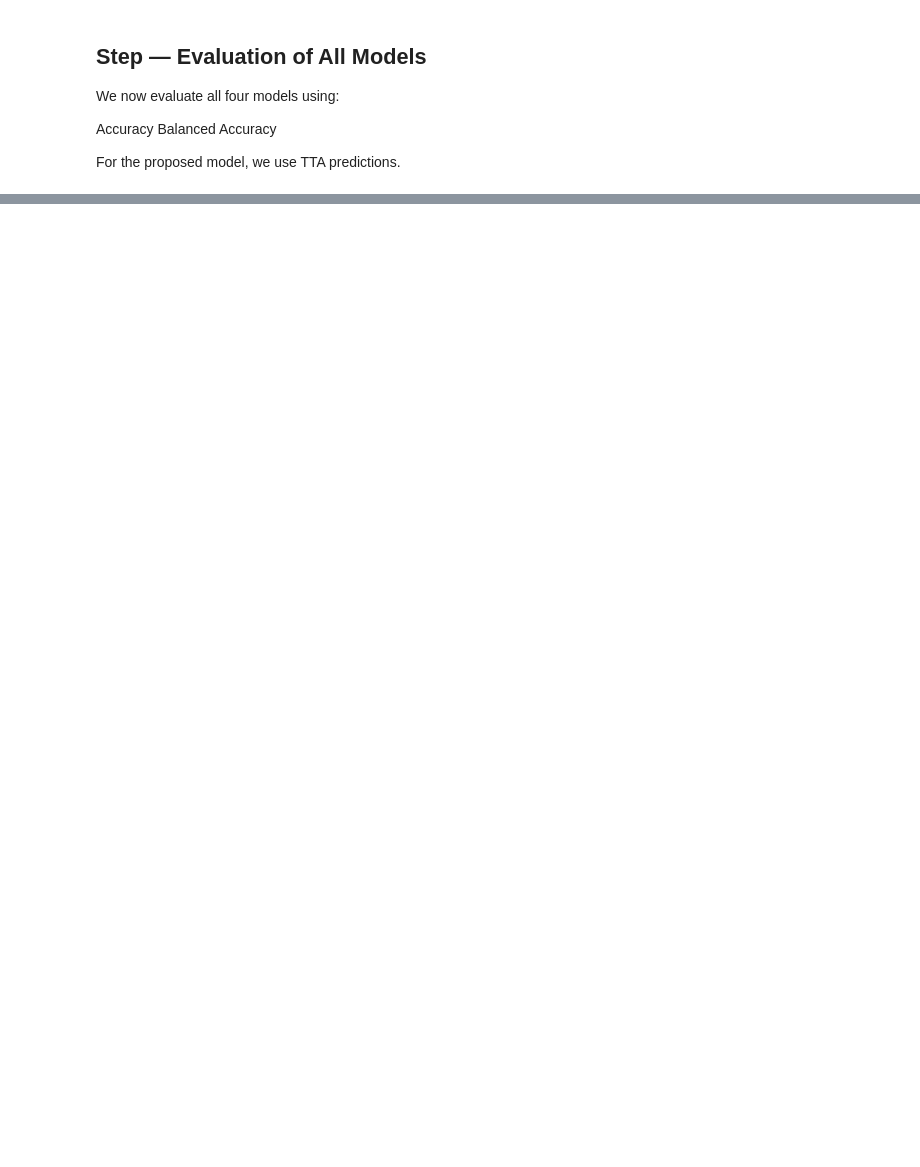
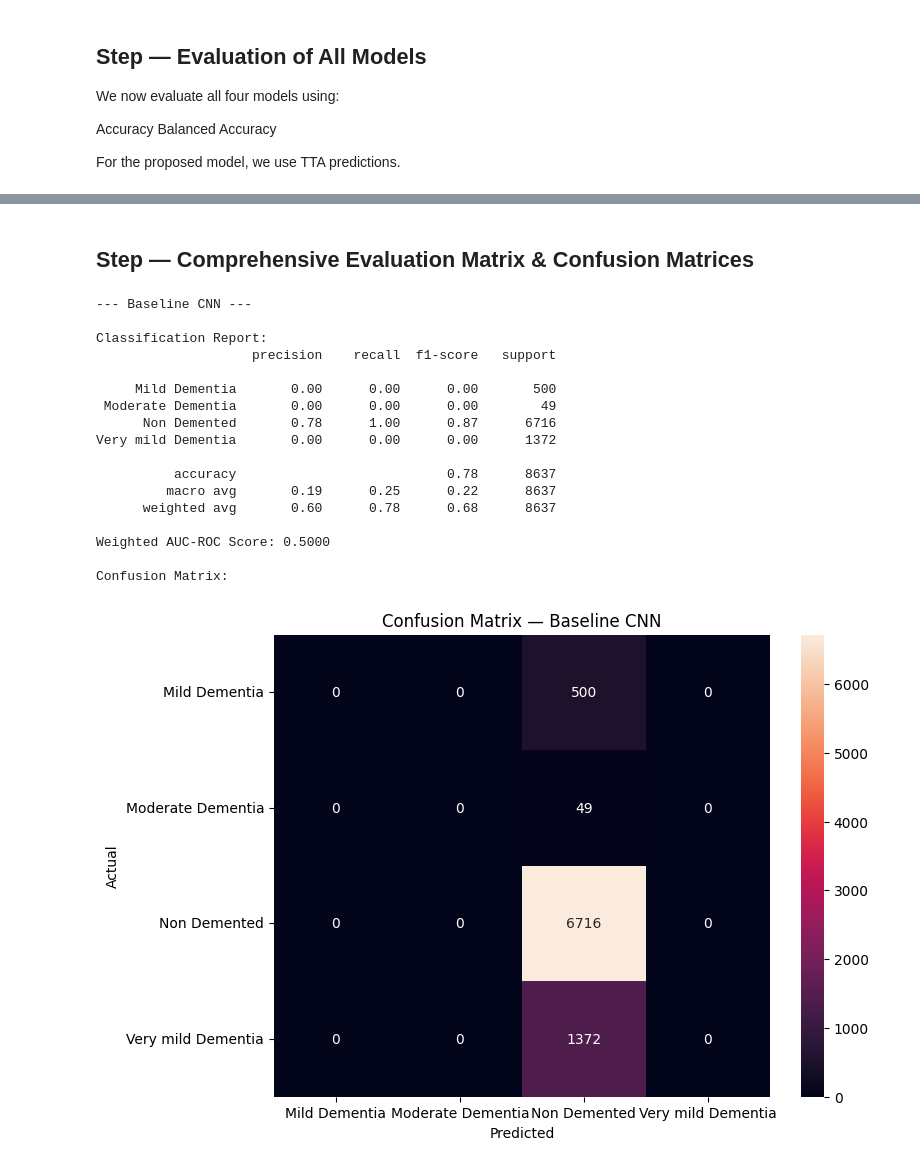
Before and after one commit to Aastha204/Comparison-between-Deep-Learning-Models-for-Early-Detection-of-Alzheimer-s-Disease-2210991129-, a Jupyter notebook: Source Code/final.ipynb, the cells around one changed output, grey strips where cells are left out. Saved outputs shown, nothing was run; the diff lists cells and outputs as text; code cells hidden in the pictures; blank space fills up the shorter version.

```diff
--- a/Source Code/final.ipynb
+++ b/Source Code/final.ipynb
@@ -777,0 +776,73 @@ gradcam(tta_generator.filepaths[0])
+# %% [markdown]
+## Step — Comprehensive Evaluation Matrix & Confusion Matrices
+# %%
+from sklearn.metrics import classification_report, roc_auc_score, confusion_matrix
+import seaborn as sns
+import matplotlib.pyplot as plt
+import numpy as np
+
+def print_metrics_and_confusion_matrix(y_true, y_pred_probs, model_name, class_names):
+    y_pred = np.argmax(y_pred_probs, axis=1)
+
+    print(f"\n--- {model_name} ---")
+    print("\nClassification Report:")
+    print(classification_report(y_true, y_pred, target_names=class_names, zero_division=0))
+
+    # Calculate AUC-ROC score
+    # Ensure y_true is binarized for multiclass AUC calculation
+    y_true_bin = label_binarize(y_true, classes=np.arange(len(class_names)))
+    auc_score = roc_auc_score(y_true_bin, y_pred_probs, multi_class='ovr', average='weighted')
+    print(f"Weighted AUC-ROC Score: {auc_score:.4f}")
+
+    print("\nConfusion Matrix:")
+    cm = confusion_matrix(y_true, y_pred)
+    plt.figure(figsize=(8, 6))
+    sns.heatmap(
+        cm,
+        annot=True,
+        fmt="d",
+        xticklabels=class_names,
+        yticklabels=class_names
+    )
+    plt.title(f"Confusion Matrix — {model_name}")
+    plt.xlabel("Predicted")
+    plt.ylabel("Actual")
+    plt.show()
+
+# Get class names from one of the generators
+class_names = list(train_generator.class_indices.keys())
+
+# Evaluate Baseline CNN
+print_metrics_and_confusion_matrix(y_true, p1, "Baseline CNN", class_names)
+
+# Evaluate EfficientNet
+print_metrics_and_confusion_matrix(y_true, p2, "EfficientNet", class_names)
+
+# Evaluate DenseNet
+# For p3, we need to ensure y_true is aligned with its predictions
+# Since evaluate_standard(dense_model) resets test_generator, y_true should be from test_generator.classes
+# However, for consistency, we'll re-evaluate it here if needed, or use the y_true from TTA if it's the same.
+# Assuming y_true from TTA is consistent for all evaluations post TTA.
+# print_metrics_and_confusion_matrix(y_true, p3, "DenseNet", class_names)
+
+# Evaluate Proposed Model (TTA)
+print_metrics_and_confusion_matrix(y_true, p4, "Proposed Model (TTA)", class_names)
+# %% [output]
+--- Baseline CNN ---
+
+Classification Report:
+                    precision    recall  f1-score   support
+
+     Mild Dementia       0.00      0.00      0.00       500
+ Moderate Dementia       0.00      0.00      0.00        49
+      Non Demented       0.78      1.00      0.87      6716
+Very mild Dementia       0.00      0.00      0.00      1372
+
+          accuracy                           0.78      8637
+         macro avg       0.19      0.25      0.22      8637
+      weighted avg       0.60      0.78      0.68      8637
+
+Weighted AUC-ROC Score: 0.5000
+
+Confusion Matrix:
+[figure, added]
```
Also changed, not shown: parts of 15 cells of this notebook, 1 other file.
